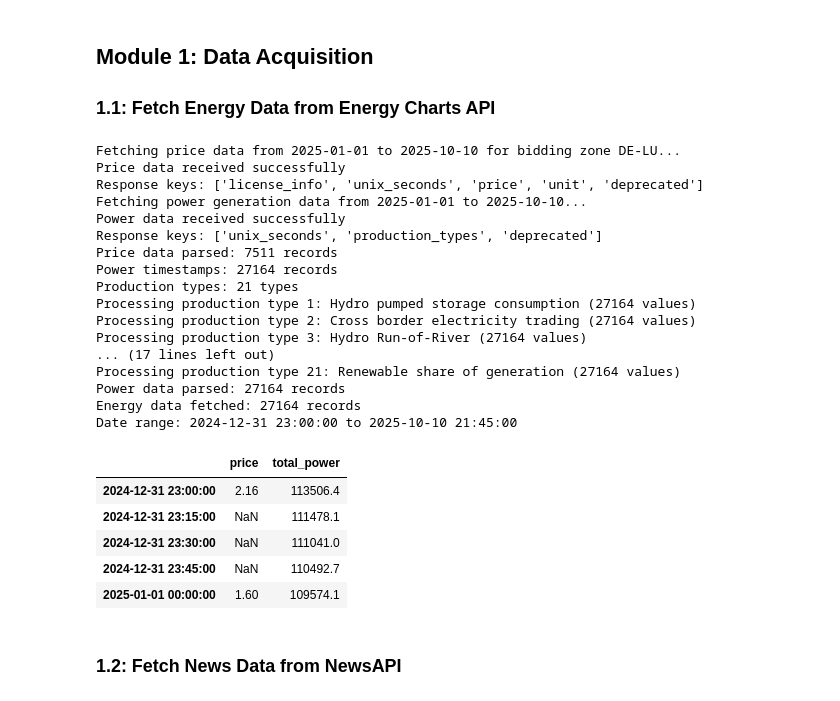
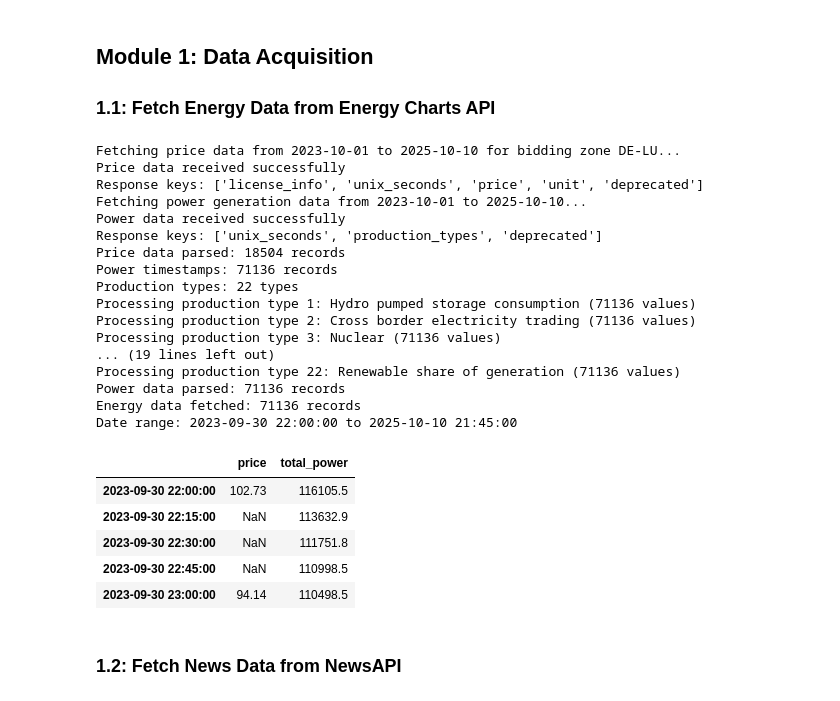
Before and after one commit to TheDeGen/ZHAW_Research_Project, a Jupyter notebook: energy_notebooks/energy_forecast_v1.ipynb, the cells around one changed output. Cells and saved outputs as stored; diff of their text form; code cells hidden in the pictures.

```diff
--- a/energy_notebooks/energy_forecast_v1.ipynb
+++ b/energy_notebooks/energy_forecast_v1.ipynb
@@ -172,52 +172,52 @@ def fetch_energy_charts_data(start_date: str, end_date: str, bidding_zone: str =
                 total_power += production_values
             except Exception as e:
                 print(f"Error processing production type {production_type['name']}: {e}")
                 continue
 
         power_df = pd.DataFrame({'total_power': total_power}, index=power_timestamps)
         print(f"Power data parsed: {len(power_df)} records")
     else:
         print(f"Available keys in power_data: {power_data.keys()}")
         raise ValueError("Unexpected power data structure")
 
     # Merge the two datasets
     energy_df = price_df.join(power_df, how='outer')
 
     print(f"Energy data fetched: {len(energy_df)} records")
     print(f"Date range: {energy_df.index.min()} to {energy_df.index.max()}")
 
     return energy_df
 
 # Fetch 1 year of data
-start_date = '2025-01-01'
+start_date = '2023-10-01'
 end_date = (datetime.now() - timedelta(days=1)).strftime('%Y-%m-%d')
 
 energy_df = fetch_energy_charts_data(start_date, end_date)
 energy_df.head()
 # %% [output]
-Fetching price data from 2025-01-01 to 2025-10-10 for bidding zone DE-LU...
+Fetching price data from 2023-10-01 to 2025-10-10 for bidding zone DE-LU...
 Price data received successfully
 Response keys: ['license_info', 'unix_seconds', 'price', 'unit', 'deprecated']
-Fetching power generation data from 2025-01-01 to 2025-10-10...
+Fetching power generation data from 2023-10-01 to 2025-10-10...
 Power data received successfully
 Response keys: ['unix_seconds', 'production_types', 'deprecated']
-Price data parsed: 7511 records
-Power timestamps: 27164 records
-Production types: 21 types
-Processing production type 1: Hydro pumped storage consumption (27164 values)
-Processing production type 2: Cross border electricity trading (27164 values)
-Processing production type 3: Hydro Run-of-River (27164 values)
-... (17 lines left out)
-Processing production type 21: Renewable share of generation (27164 values)
-Power data parsed: 27164 records
-Energy data fetched: 27164 records
-Date range: 2024-12-31 23:00:00 to 2025-10-10 21:45:00
+Price data parsed: 18504 records
+Power timestamps: 71136 records
+Production types: 22 types
+Processing production type 1: Hydro pumped storage consumption (71136 values)
+Processing production type 2: Cross border electricity trading (71136 values)
+Processing production type 3: Nuclear (71136 values)
+... (19 lines left out)
+Processing production type 22: Renewable share of generation (71136 values)
+Power data parsed: 71136 records
+Energy data fetched: 71136 records
+Date range: 2023-09-30 22:00:00 to 2025-10-10 21:45:00
 |  | price | total_power |
-| 2024-12-31 23:00:00 | 2.16 | 113506.4 |
-| 2024-12-31 23:15:00 | NaN | 111478.1 |
-| 2024-12-31 23:30:00 | NaN | 111041.0 |
-| 2024-12-31 23:45:00 | NaN | 110492.7 |
-| 2025-01-01 00:00:00 | 1.60 | 109574.1 |
+| 2023-09-30 22:00:00 | 102.73 | 116105.5 |
+| 2023-09-30 22:15:00 | NaN | 113632.9 |
+| 2023-09-30 22:30:00 | NaN | 111751.8 |
+| 2023-09-30 22:45:00 | NaN | 110998.5 |
+| 2023-09-30 23:00:00 | 94.14 | 110498.5 |
 # %% [markdown]
 ### 1.2: Fetch News Data from NewsAPI
 # %%
```
Also changed, not shown: parts of 21 cells of this notebook, 1 other file.
